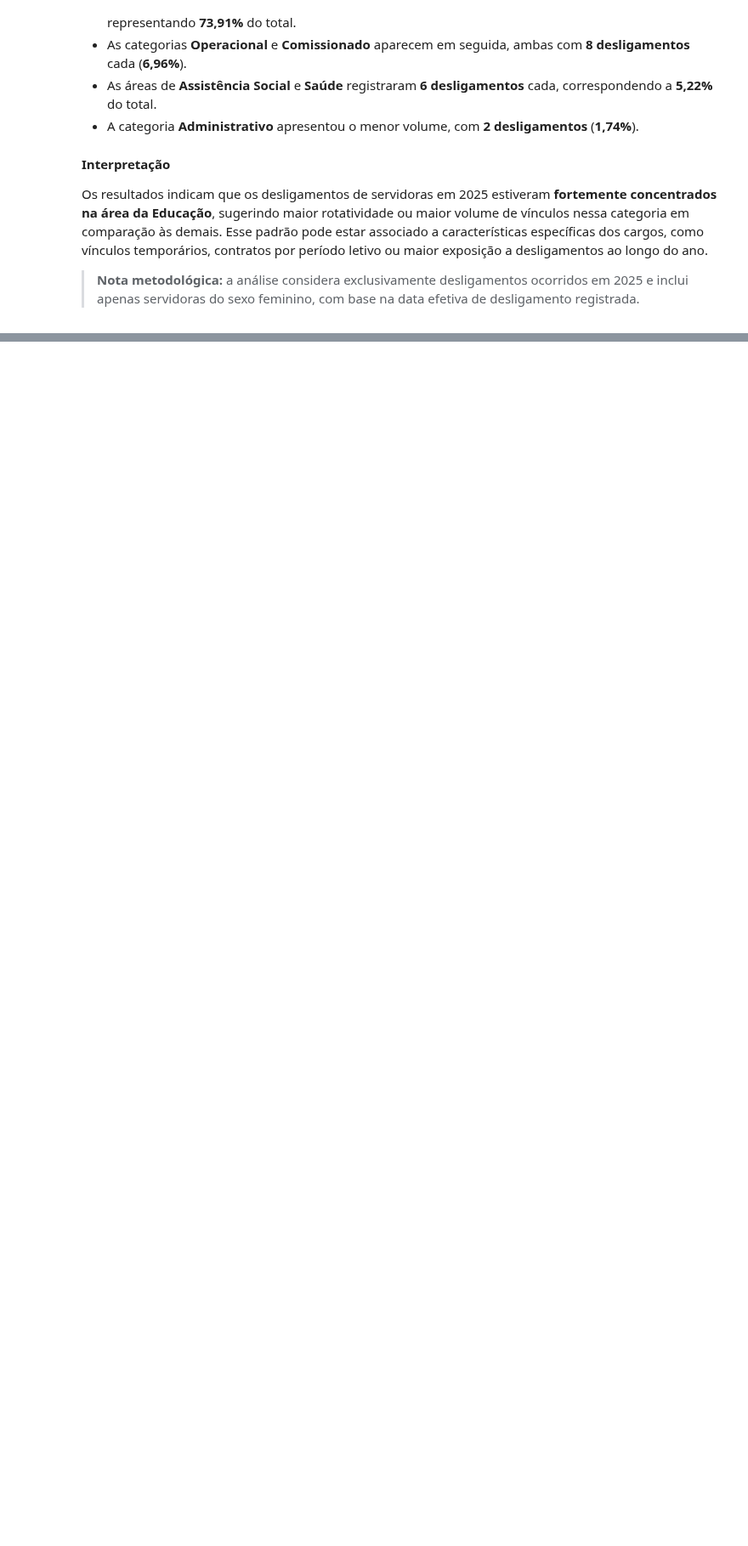
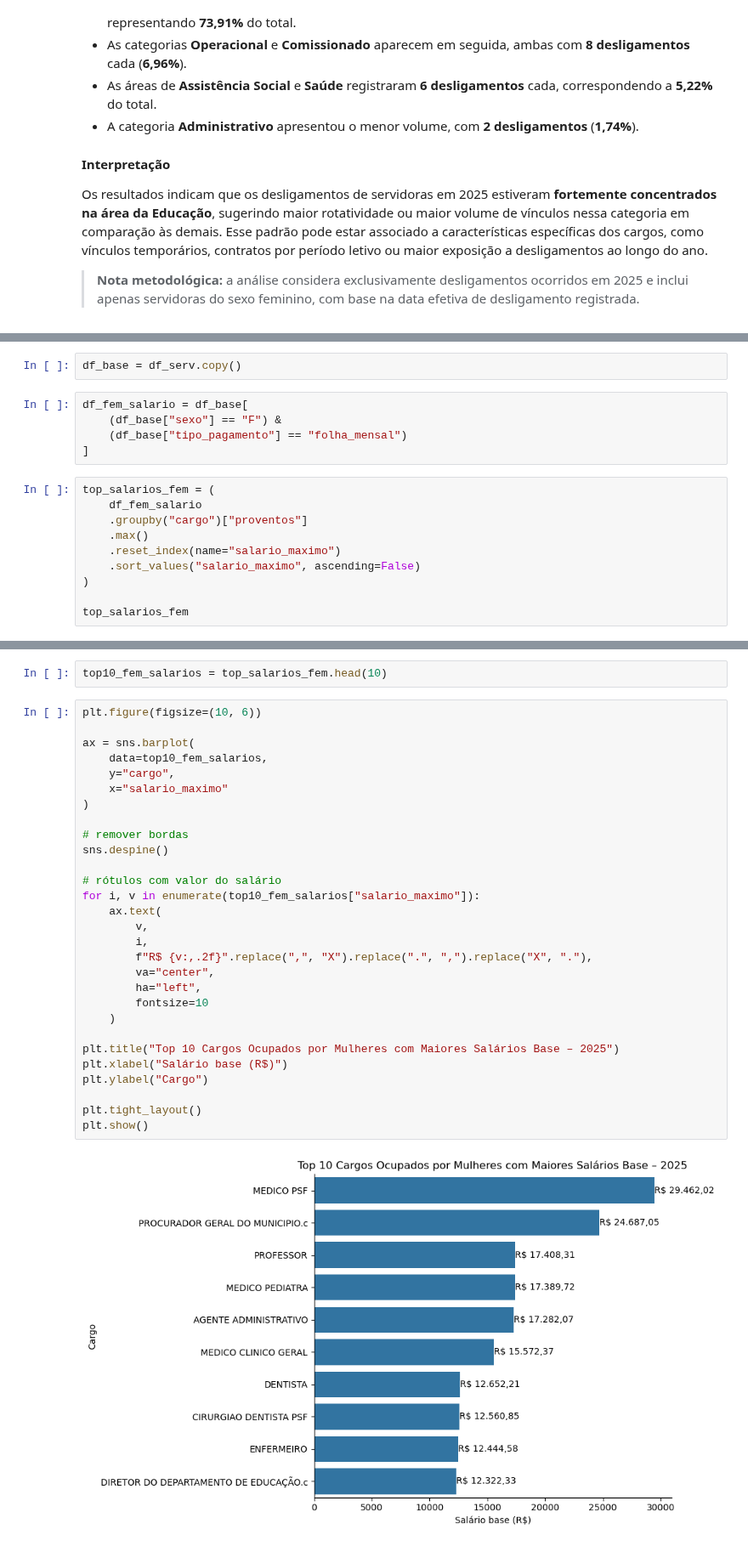
Before and after one commit to oguidenardi/folha_pagamento_santa_rita_2025, a Jupyter notebook: notebooks/04_exploratory_data_analysis.ipynb, the cells around one changed output, grey strips where cells are left out. Shown at 85% size. Cells and saved outputs as stored; diff of their text form; blank space fills up the shorter version.

```diff
--- a/notebooks/04_exploratory_data_analysis.ipynb
+++ b/notebooks/04_exploratory_data_analysis.ipynb
@@ -512,0 +642,17 @@ Os resultados indicam que os desligamentos de servidoras em 2025 estiveram **for
+# %%
+df_base = df_serv.copy()
+# %%
+df_fem_salario = df_base[
+    (df_base["sexo"] == "F") &
+    (df_base["tipo_pagamento"] == "folha_mensal")
+]
+# %%
+top_salarios_fem = (
+    df_fem_salario
+    .groupby("cargo")["proventos"]
+    .max()
+    .reset_index(name="salario_maximo")
+    .sort_values("salario_maximo", ascending=False)
+)
+
+top_salarios_fem
@@ -512,0 +673,33 @@ Os resultados indicam que os desligamentos de servidoras em 2025 estiveram **for
+# %%
+top10_fem_salarios = top_salarios_fem.head(10)
+# %%
+plt.figure(figsize=(10, 6))
+
+ax = sns.barplot(
+    data=top10_fem_salarios,
+    y="cargo",
+    x="salario_maximo"
+)
+
+# remover bordas
+sns.despine()
+
+# rótulos com valor do salário
+for i, v in enumerate(top10_fem_salarios["salario_maximo"]):
+    ax.text(
+        v,
+        i,
+        f"R$ {v:,.2f}".replace(",", "X").replace(".", ",").replace("X", "."),
+        va="center",
+        ha="left",
+        fontsize=10
+    )
+
+plt.title("Top 10 Cargos Ocupados por Mulheres com Maiores Salários Base – 2025")
+plt.xlabel("Salário base (R$)")
+plt.ylabel("Cargo")
+
+plt.tight_layout()
+plt.show()
+# %% [output]
+[figure, added]
```
Also changed, not shown: parts of 22 cells of this notebook.
